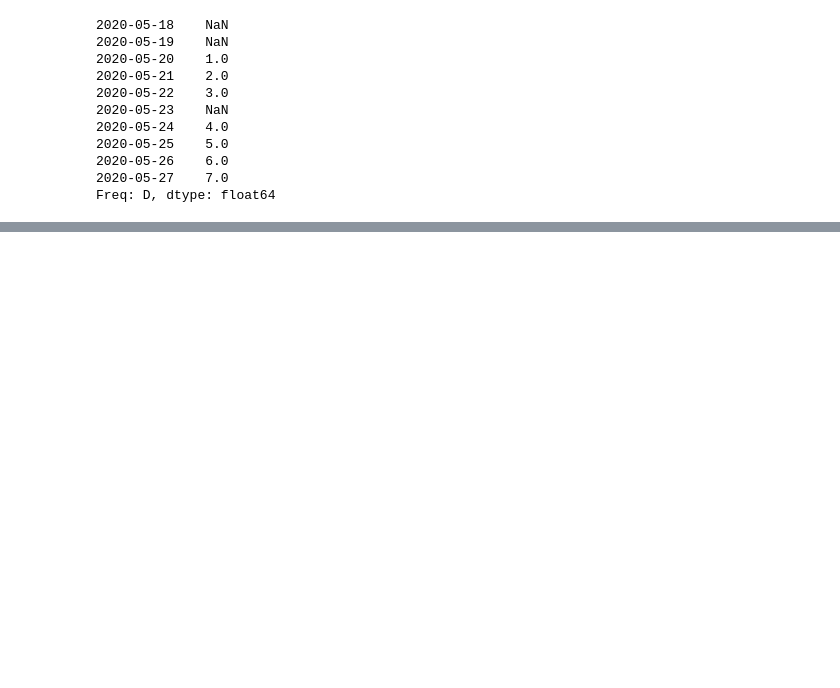
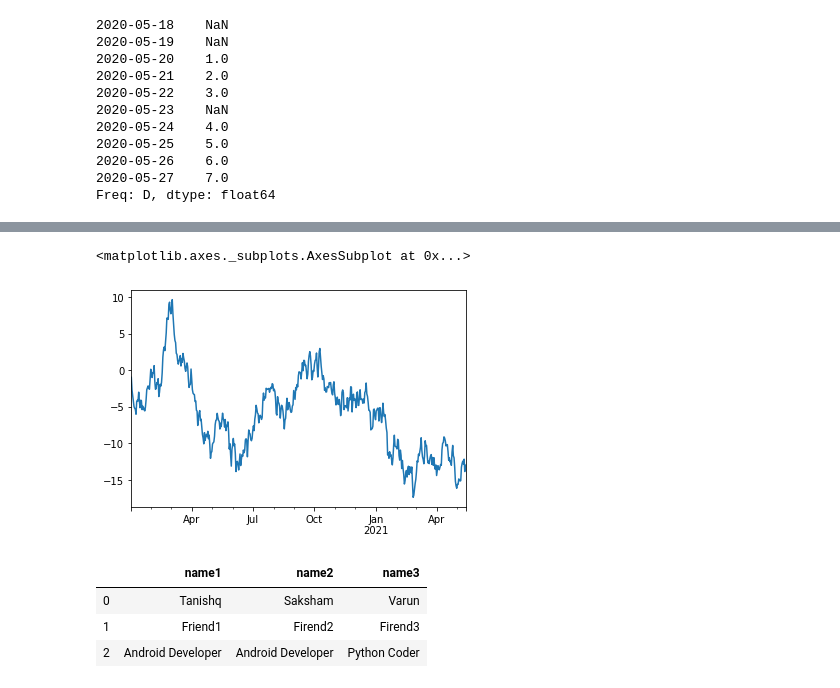
Before and after one commit to TanishqSehgal7/MachineLearning-Basics, a Jupyter notebook: Python/PandasEdureka.ipynb, the cells around one changed output, grey strips where cells are left out. Drawn from its saved outputs; the diff is of its cells as text; code cells hidden in the pictures; blank space fills up the shorter version.

```diff
--- a/Python/PandasEdureka.ipynb
+++ b/Python/PandasEdureka.ipynb
@@ -448,0 +736,9 @@ dtype: float64
+# %%
+ts=pd.Series(np.random.randn(500),index=pd.date_range('1/2/2020',periods=500))
+# %%
+ts=ts.cumsum()
+# %%
+ts.plot()
+# %% [output]
+<matplotlib.axes._subplots.AxesSubplot at 0x...>
+[figure, added]
@@ -448,0 +748,7 @@ dtype: float64
+# %%
+pd.read_csv("Gang.csv")
+# %% [output]
+|  | name1 | name2 | name3 |
+| 0 | Tanishq | Saksham | Varun |
+| 1 | Friend1 | Firend2 | Firend3 |
+| 2 | Android Developer | Android Developer | Python Coder |
```
Also changed, not shown: parts of 72 cells of this notebook.
